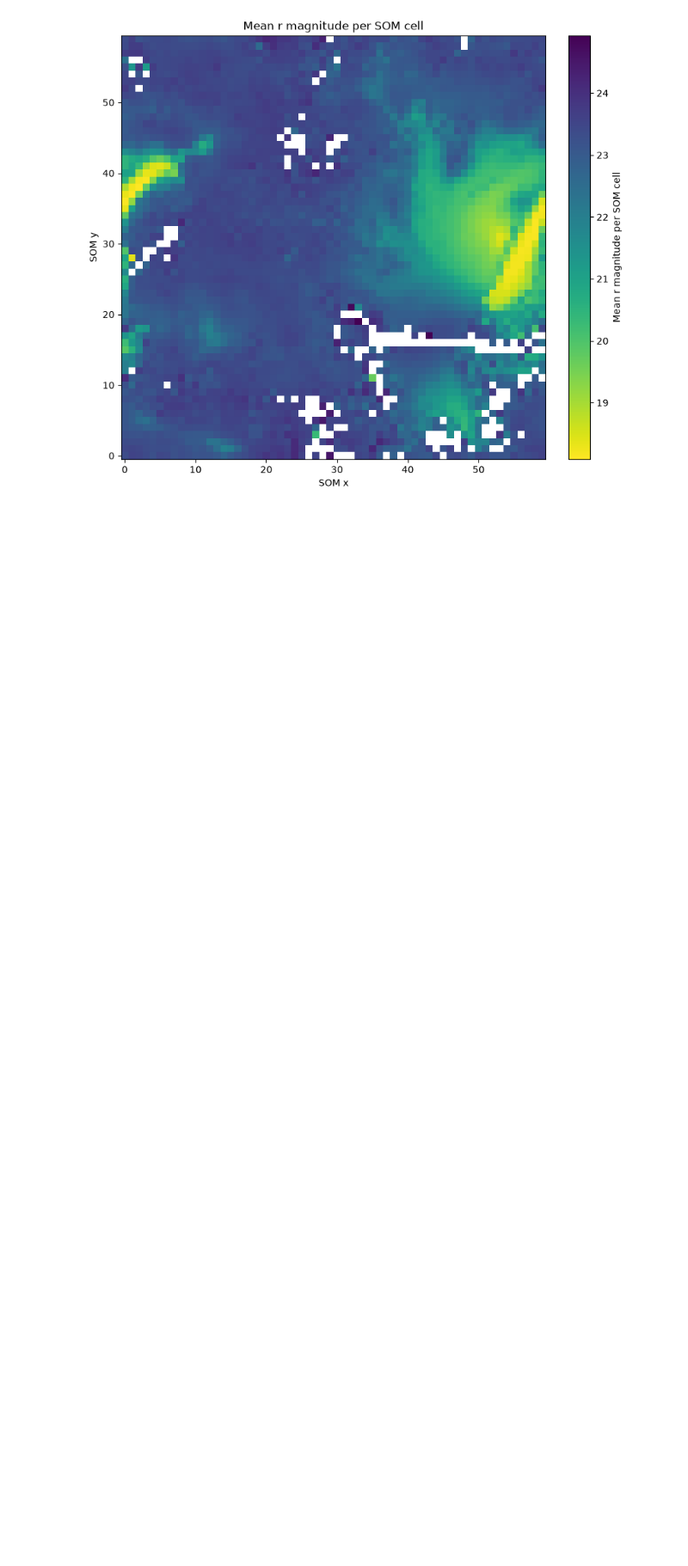
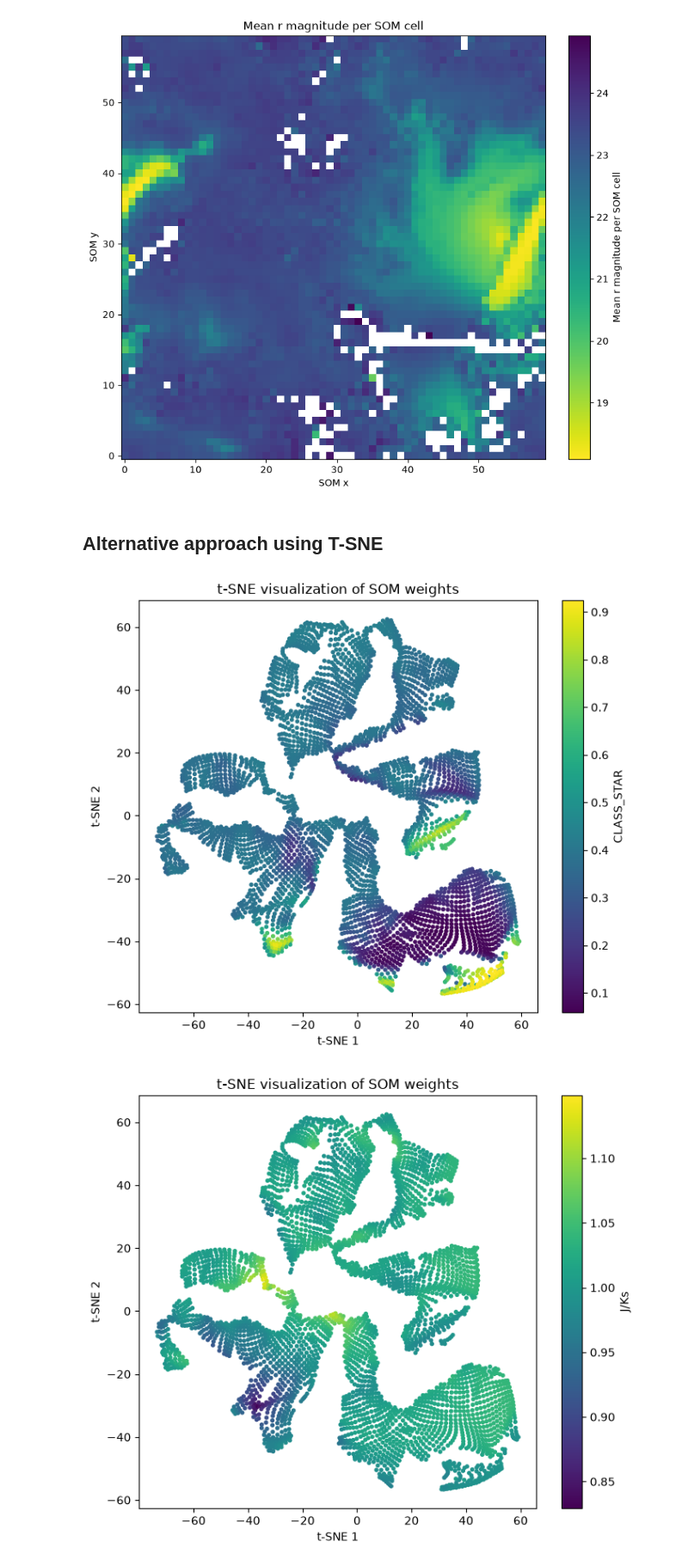
Before and after one commit to kacper-drabicki/KiDS-work, a Jupyter notebook: notebooks/som_visualize_spec.ipynb, the cells around one changed output. Shown at 86% size. Saved outputs shown, nothing was run; the diff lists cells and outputs as text; code cells hidden in the pictures; blank space fills up the shorter version.

Commit message:
Added t-SNE visualization of SOM weights to the notebooks; moved old notebooks to the `notebooks/past` directory

```diff
--- a/notebooks/som_visualize_spec.ipynb
+++ b/notebooks/som_visualize_spec.ipynb
@@ -15,8 +15,8 @@ from kids.ml.classification.xgbclf import XGBClf
 from kids.ml.som.som import MySOM
 from kids.ml.training_data import TrainingData
 # %%
-kids_x_desi = load_and_prepare_training_catalog('../data/KiDS_DR5_WCScut_x_DESI_DR1_columns.csv')
-kids_x_sdss = load_and_prepare_training_catalog('../data/KiDS_DR5_WCScut_x_SDSS_DR17_columns.csv')
+kids_x_desi = load_and_prepare_training_catalog('../data/raw_data/KiDS_DR5_WCScut_x_DESI_DR1_columns.csv')
+kids_x_sdss = load_and_prepare_training_catalog('../data/raw_data/KiDS_DR5_WCScut_x_SDSS_DR17_columns.csv')
 catalog = merge_training_catalogs(kids_x_desi, kids_x_sdss)
 training_data = TrainingData(catalog, CLF_FEATURES, train_size=0.6)
 X_test, y_test = training_data.get_test_clf()
@@ -24,7 +24,7 @@ y_test = np.asarray(y_test, dtype=int)
 raw_test = training_data.data.loc[training_data.idx_test].reset_index(drop=True)
 assert len(raw_test) == len(X_test) == len(y_test)
 # %%
-SOM_PATH = '../saved_models/som/test_som_60_60.pth'
+SOM_PATH = '../saved_models/som/som_best.pth'
 XGB_PATH = '../saved_models/classification/xgb_clf_2026-10-30T11-32-05Z.json'
 DEVICE = 'cuda' if torch.cuda.is_available() else 'cpu'
 SOM_CONFIG = {
@@ -36,7 +36,7 @@ SOM_CONFIG = {
     'neighborhood_function': 'gaussian', 'distance_function': 'euclidean',
     'initialization_mode': 'pca',
 }
-preprocessor = load('../saved_models/som/preprocessor.joblib')
+preprocessor = load('../saved_models/som/preprocessor_som_best.joblib')
 som = MySOM(**SOM_CONFIG)
 som.load_state_dict(torch.load(SOM_PATH, map_location=DEVICE, weights_only=True))
 som.eval()
@@ -204,3 +204,30 @@ for label, column in RAW_FEATURES.items():
     plot_cell_map(values, f'Mean {label} per SOM cell', cmap='viridis_r')
 # %% [output]
 [figure]
+# %% [markdown]
+## Alternative approach using T-SNE
+# %%
+weights = torch.load(SOM_PATH, map_location='cpu', weights_only=True)['weights']
+weights_numpy = weights.cpu().numpy()
+assert weights_numpy.shape == (n_x, n_y, len(CLF_FEATURES))
+flattened_weights_numpy = weights.reshape(-1, weights.shape[-1]).cpu().numpy()
+assert flattened_weights_numpy.shape == (n_x * n_y, len(CLF_FEATURES))
+# %%
+from sklearn.manifold import TSNE
+
+tsne = TSNE(n_components=2, random_state=31892831, n_jobs=-1)
+tsne_results = tsne.fit_transform(flattened_weights_numpy)
+# %%
+features = ['CLASS_STAR', 'J/Ks', 'H/Ks', 'u/g', 'J-Ks', 'u/r']
+for feature_name in features:
+    plt.figure(figsize=(7,6))
+    sc = plt.scatter(tsne_results[:, 0], tsne_results[:, 1], s=8, c=flattened_weights_numpy[:, CLF_FEATURES.index(feature_name)], cmap='viridis')
+    plt.colorbar(sc, label=feature_name)
+    plt.title('t-SNE visualization of SOM weights')
+    plt.xlabel('t-SNE 1')
+    plt.ylabel('t-SNE 2')
+    plt.tight_layout()
+    plt.show()
+# %% [output]
+[figure, added]
+[figure, added]
```
Also changed, not shown: parts of 1 cell of this notebook, 11 other files.
